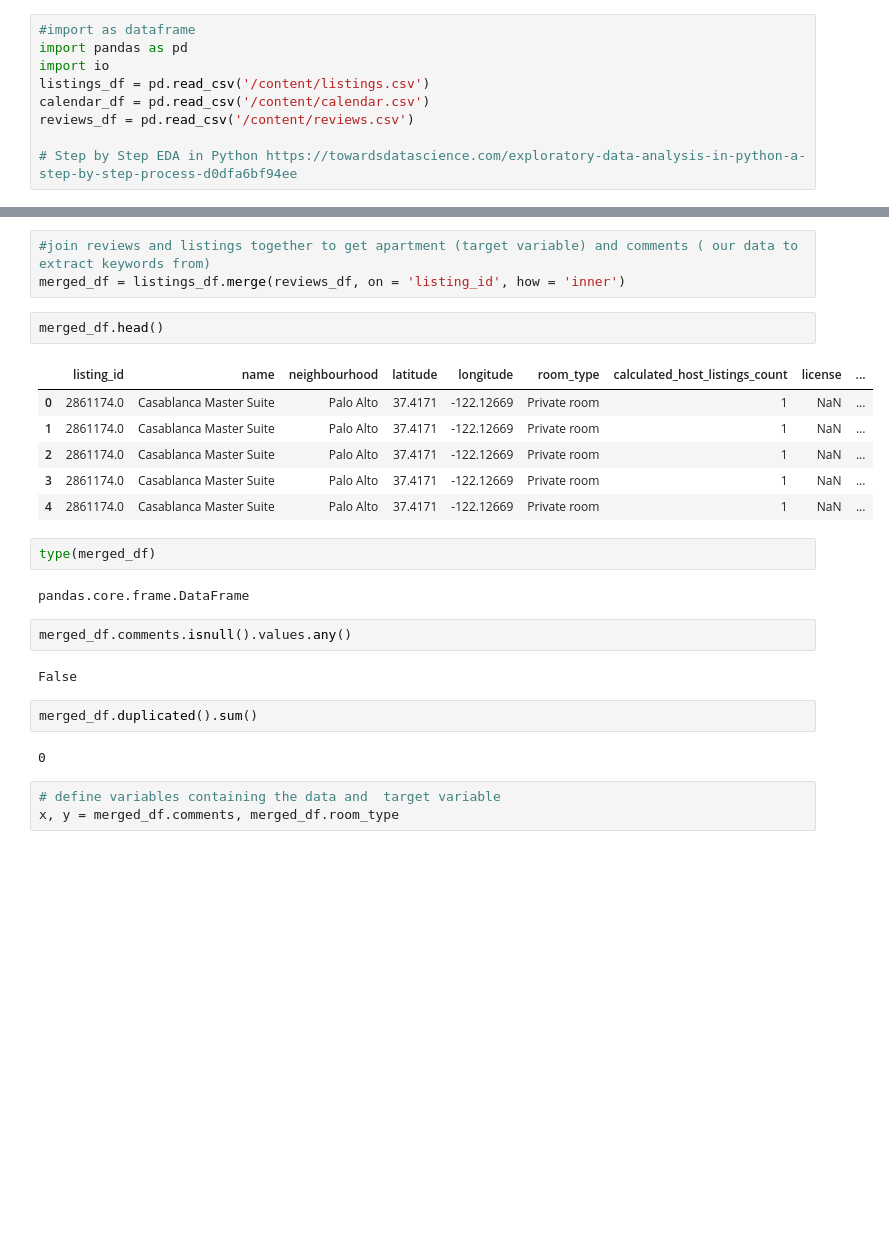
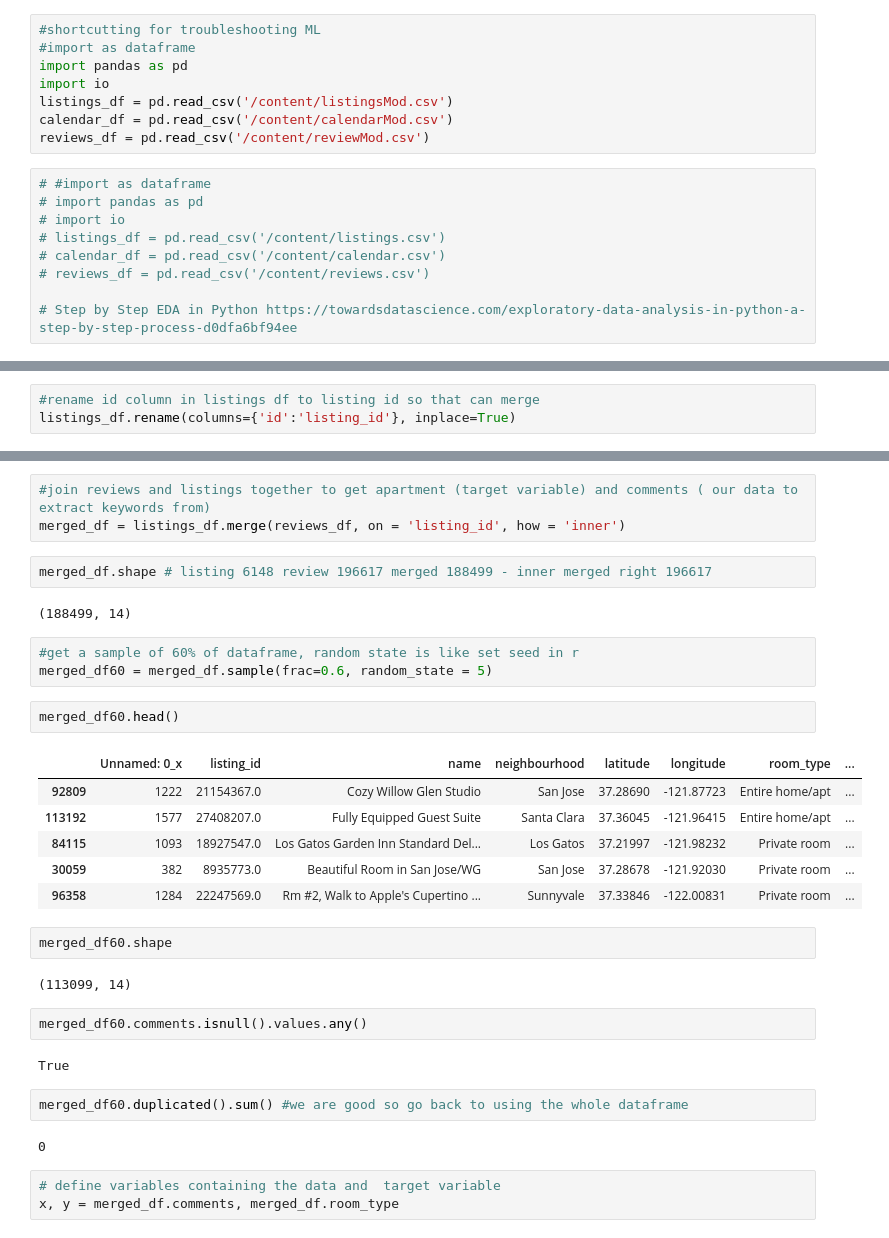
Before and after one commit to tianiachan/IdentifyingAirBnBsinSantaClara, a Jupyter notebook: Data670_Identifying_AirBnBs.ipynb, the cells around one changed output, grey strips where cells are left out. Cells and saved outputs as stored; diff of their text form; blank space fills up the shorter version.

Commit message:
Created using Colaboratory - resolve ram issue, ML algorithm takes awhile so run during day while working to keep an eye on it

```diff
--- a/Data670_Identifying_AirBnBs.ipynb
+++ b/Data670_Identifying_AirBnBs.ipynb
@@ -12,9 +12,17 @@ Saving reviews.csv to reviews.csv
+# %%
+#shortcutting for troubleshooting ML
+#import as dataframe
+import pandas as pd
+import io
+listings_df = pd.read_csv('/content/listingsMod.csv')
+calendar_df = pd.read_csv('/content/calendarMod.csv')
+reviews_df = pd.read_csv('/content/reviewMod.csv')
 # %%
-#import as dataframe
-import pandas as pd
-import io
-listings_df = pd.read_csv('/content/listings.csv')
-calendar_df = pd.read_csv('/content/calendar.csv')
-reviews_df = pd.read_csv('/content/reviews.csv')
+# #import as dataframe
+# import pandas as pd
+# import io
+# listings_df = pd.read_csv('/content/listings.csv')
+# calendar_df = pd.read_csv('/content/calendar.csv')
+# reviews_df = pd.read_csv('/content/reviews.csv')
 
 # Step by Step EDA in Python https://towardsdatascience.com/exploratory-data-analysis-in-python-a-step-by-step-process-d0dfa6bf94ee
@@ -409,0 +422,3 @@ reviews_df['listing_id'].nunique()
+# %%
+#rename id column in listings df to listing id so that can merge
+listings_df.rename(columns={'id':'listing_id'}, inplace=True)
@@ -412,27 +439,34 @@ reviews_df['listing_id'].nunique()
 # %%
 #join reviews and listings together to get apartment (target variable) and comments ( our data to extract keywords from)
 merged_df = listings_df.merge(reviews_df, on = 'listing_id', how = 'inner')
+# %%
+merged_df.shape # listing 6148 review 196617 merged 188499 - inner merged right 196617
+# %% [output]
+(188499, 14)
+# %%
+#get a sample of 60% of dataframe, random state is like set seed in r
+merged_df60 = merged_df.sample(frac=0.6, random_state = 5)
 # %%
-merged_df.head()
+merged_df60.head()
 # %% [output]
-|  | listing_id | name | neighbourhood | latitude | longitude | room_type | calculated_host_listings_count | license | ... |
-| 0 | 2861174.0 | Casablanca Master Suite | Palo Alto | 37.4171 | -122.12669 | Private room | 1 | NaN | ... |
-| 1 | 2861174.0 | Casablanca Master Suite | Palo Alto | 37.4171 | -122.12669 | Private room | 1 | NaN | ... |
-| 2 | 2861174.0 | Casablanca Master Suite | Palo Alto | 37.4171 | -122.12669 | Private room | 1 | NaN | ... |
-| 3 | 2861174.0 | Casablanca Master Suite | Palo Alto | 37.4171 | -122.12669 | Private room | 1 | NaN | ... |
-| 4 | 2861174.0 | Casablanca Master Suite | Palo Alto | 37.4171 | -122.12669 | Private room | 1 | NaN | ... |
+|  | Unnamed: 0_x | listing_id | name | neighbourhood | latitude | longitude | room_type | ... |
+| 92809 | 1222 | 21154367.0 | Cozy Willow Glen Studio | San Jose | 37.28690 | -121.87723 | Entire home/apt | ... |
+| 113192 | 1577 | 27408207.0 | Fully Equipped Guest Suite | Santa Clara | 37.36045 | -121.96415 | Entire home/apt | ... |
+| 84115 | 1093 | 18927547.0 | Los Gatos Garden Inn Standard Del... | Los Gatos | 37.21997 | -121.98232 | Private room | ... |
+| 30059 | 382 | 8935773.0 | Beautiful Room in San Jose/WG | San Jose | 37.28678 | -121.92030 | Private room | ... |
+| 96358 | 1284 | 22247569.0 | Rm #2, Walk to Apple's Cupertino ... | Sunnyvale | 37.33846 | -122.00831 | Private room | ... |
-# %%
-type(merged_df)
-# %% [output]
-pandas.core.frame.DataFrame
+# %%
+merged_df60.shape
+# %% [output]
+(113099, 14)
 # %%
-merged_df.comments.isnull().values.any()
+merged_df60.comments.isnull().values.any()
 # %% [output]
-False
+True
-# %%
-merged_df.duplicated().sum()
-# %% [output]
-0
+# %%
+merged_df60.duplicated().sum() #we are good so go back to using the whole dataframe
+# %% [output]
+0
 # %%
 # define variables containing the data and  target variable
 x, y = merged_df.comments, merged_df.room_type
```
Also changed, not shown: parts of 20 cells of this notebook.
